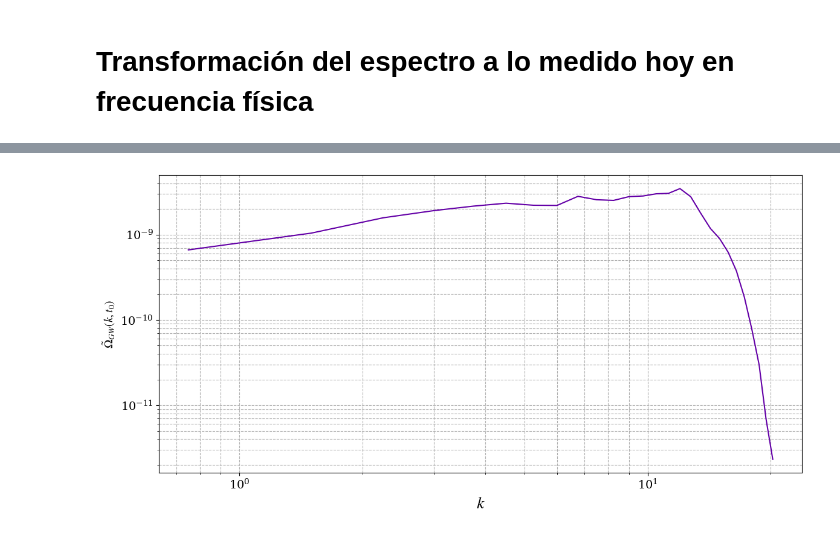
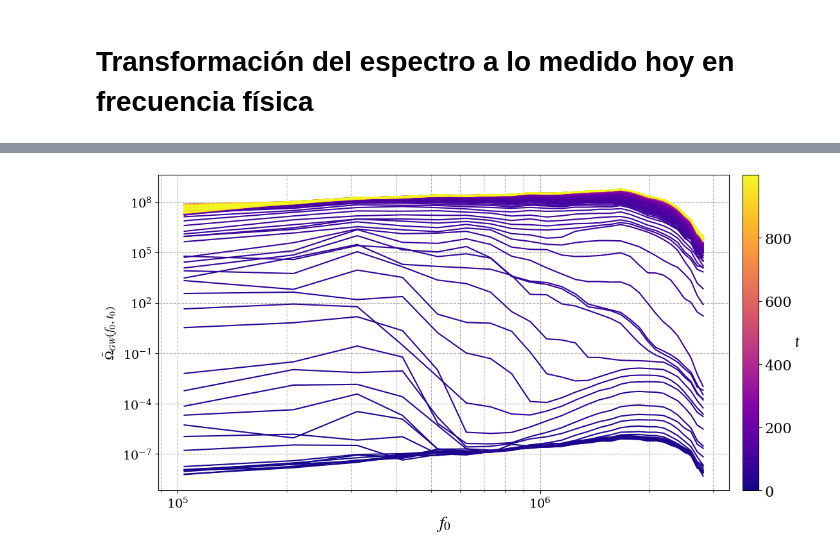
Before and after one commit to TomasCiccarella/Tesis, a Jupyter notebook: cosmolattice/build_tanh4/Tanh4.ipynb, the cells around one changed output, grey strips where cells are left out. Cells and saved outputs as stored; diff of their text form; code cells hidden in the pictures.

Commit message:
Hay que actualizar corregir unidades Omega

```diff
--- a/cosmolattice/build_tanh4/Tanh4.ipynb
+++ b/cosmolattice/build_tanh4/Tanh4.ipynb
@@ -582,59 +612,29 @@ def plot_spectrum_today(spectra, column, nBins, nSpectra, spectrum_index=None, c
 
     for i in indices:
         plt.plot(
-            spectra[i*nBins:(i+1)*nBins, 0],
-            spectra[i*nBins:(i+1)*nBins, column]*1/3000,
+            spectra[i*nBins:(i+1)*nBins, 0]*f0,
+            spectra[i*nBins:(i+1)*nBins, column]*Omega0,
             color=colors(i/nSpectra)
         )
     plt.xscale('log')
     plt.yscale('log')
     plt.grid(True, which="both", ls="--")
-    plt.xlabel(r'$k$', fontsize=20, labelpad=5)
+    plt.xlabel(r'$f_0$', fontsize=20, labelpad=5)
 
     if spectrum_index is None:
         # Agrega la barra de colores asociada al eje actual
         cbar = plt.colorbar(sm, ax=plt.gca(), pad=0.02)
         cbar.set_label(r'$t$', fontsize=20, rotation=10)
         cbar.ax.tick_params(labelsize=16)
-
-def plot_fspectrum_today(spectra, column, nBins, nSpectra, Treh, T0, omegaStar, spectrum_index=None, colormap='plasma'):
-    colors = plt.get_cmap(colormap)
-    norm = plt.Normalize(vmin=0, vmax=(nSpectra-1)*3)
-    sm = plt.cm.ScalarMappable(cmap=colors, norm=norm)
-    sm.set_array([])
-
-    if spectrum_index is None:
-        indices = range(nSpectra)
-    else:
-        if spectrum_index < 0 or spectrum_index >= nSpectra:
-            raise ValueError(f"spectrum_index must be between 0 and {nSpectra-1}")
-        indices = [spectrum_index]
-
-    for i in indices:
-        plt.plot(
-            spectra[i*nBins:(i+1)*nBins, 0] * T0 / Treh * omegaStar/(2*np.pi),
-            spectra[i*nBins:(i+1)*nBins, column]*1/3000,
-            color=colors(i/nSpectra)
-        )
-    plt.xscale('log')
-    plt.yscale('log')
-    plt.grid(True, which="both", ls="--")
-    plt.xlabel(r'$f$', fontsize=20, labelpad=5)
-
-    if spectrum_index is None:
-        # Agrega la barra de colores asociada al eje actual
-        cbar = plt.colorbar(sm, ax=plt.gca(), pad=0.02)
-        cbar.set_label(r'$t$', fontsize=20, rotation=10)
-        cbar.ax.tick_params(labelsize=16)
 # %%
 gwSp, nBins, nSpectra = load_spectrum(dir + "spectra_gws.txt")
 
 plt.figure(figsize=(12, 6))
 
-plot_spectrum_today(gwSp, 1,  nBins, nSpectra, 62)
-plt.ylabel(r'$\tilde\Omega_{GW} (k, t_0)$');
+plot_spectrum_today(gwSp, 1,  nBins, nSpectra, None)#62)
+plt.ylabel(r'$\tilde\Omega_{GW} (f_0, t_0)$');
 
 plt.tight_layout()
 plt.show()
 # %% [output]
-[figure, old version]
+[figure, new version]
```
Also changed, not shown: parts of 3 cells of this notebook, 1 other file.
